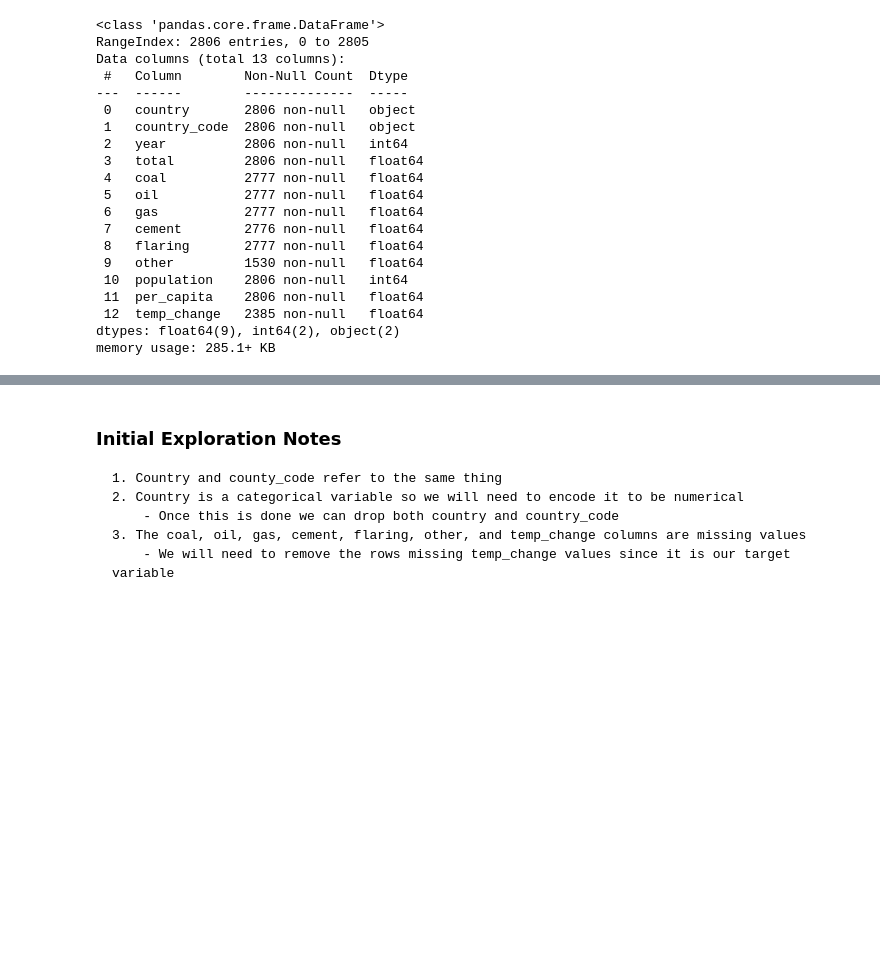
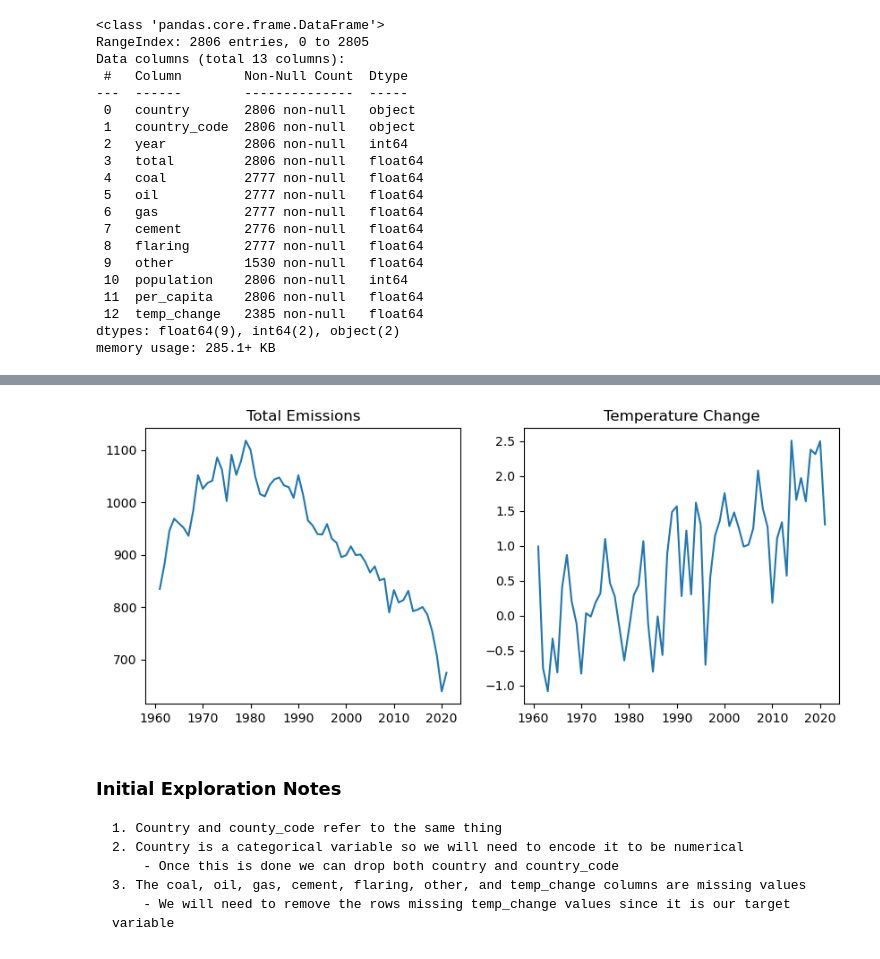
Before and after one commit to themountaintop/exploring_world_emissions, a Jupyter notebook: Machine_Learning/Emissions_ML.ipynb, the cells around one changed output, grey strips where cells are left out. Saved outputs shown, nothing was run; the diff lists cells and outputs as text; code cells hidden in the pictures; blank space fills up the shorter version.

```diff
--- a/Machine_Learning/Emissions_ML.ipynb
+++ b/Machine_Learning/Emissions_ML.ipynb
@@ -58,3 +131,26 @@ memory usage: 285.1+ KB
+# %%
+"""['Australia' 'Austria' 'Belarus' 'Belgium' 'Brazil' 'Bulgaria' 'Canada'
+ 'China' 'Croatia' 'Cyprus' 'Czech Republic' 'Denmark' 'Estonia' 'Finland'
+ 'France' 'Germany' 'Greece' 'Hungary' 'Iceland' 'Ireland' 'Italy' 'Japan'
+ 'Kazakhstan' 'Latvia' 'Liechtenstein' 'Lithuania' 'Luxembourg' 'Malta'
+ 'Netherlands' 'New Zealand' 'Norway' 'Poland' 'Portugal' 'South Korea'
+ 'Romania' 'Russia' 'Slovakia' 'Slovenia' 'Spain' 'Sweden' 'Switzerland'
+ 'Turkey' 'Ukraine' 'United Kingdom' 'USA' 'Global']
+ """
+
+country = df[df['country'] == 'Germany']
+
+fig, axs = plt.subplots(1, 2, figsize=(10, 4))
+
+axs[0].plot(country['year'], country['total'])
+axs[0].set_title("Total Emissions")
+
+axs[1].plot(country['year'], country['temp_change'])
+axs[1].set_title("Temperature Change")
+
+plt.show()
+# %% [output]
+[figure, added]
 # %% [markdown]
 ### Initial Exploration Notes
     1. Country and county_code refer to the same thing
```
Also changed, not shown: parts of 27 cells of this notebook.
